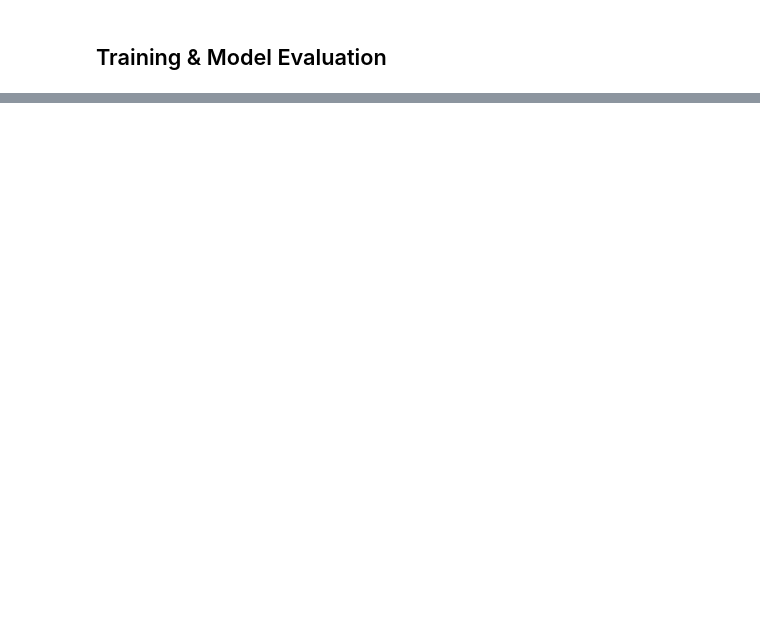
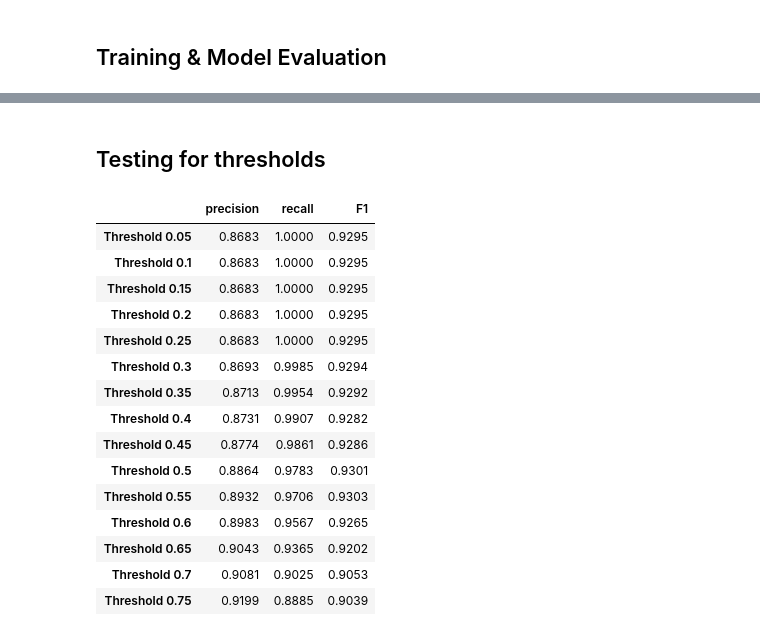
Before and after one commit to cgp9900/Fire_Prediction, a Jupyter notebook: Fire_Prediction.ipynb, the cells around one changed output, grey strips where cells are left out. Cells and saved outputs as stored; diff of their text form; code cells hidden in the pictures; blank space fills up the shorter version.

```diff
--- a/Fire_Prediction.ipynb
+++ b/Fire_Prediction.ipynb
@@ -488,0 +525,37 @@ len(daily_dataframe_agg["date"].unique())
+# %% [markdown]
+## Testing for thresholds
+# %%
+from sklearn.metrics import precision_score
+from sklearn.metrics import recall_score
+from sklearn.metrics import f1_score
+
+threshold_df = pd.DataFrame()
+thresholds = [i/20 for i in range(1, 16)]
+
+for k in thresholds:
+    y_pred_threshold = (model.predict_proba(X_test)[:, 1] >= k).astype(int)
+
+    precision = round(precision_score(y_test, y_pred_threshold, average = 'binary'), 4)
+    recall = round(recall_score(y_test, y_pred_threshold, average = 'binary'), 4)
+    F1 = round((f1_score(y_test, y_pred_threshold, average = 'binary')), 4)
+    row_name = 'Threshold ' + str(k)
+    threshold_df[row_name] = [precision, recall, F1]
+
+threshold_df.transpose().rename(columns = {0: 'precision', 1: 'recall', 2: 'F1'})
+# %% [output]
+|  | precision | recall | F1 |
+| Threshold 0.05 | 0.8683 | 1.0000 | 0.9295 |
+| Threshold 0.1 | 0.8683 | 1.0000 | 0.9295 |
+| Threshold 0.15 | 0.8683 | 1.0000 | 0.9295 |
+| Threshold 0.2 | 0.8683 | 1.0000 | 0.9295 |
+| Threshold 0.25 | 0.8683 | 1.0000 | 0.9295 |
+| Threshold 0.3 | 0.8693 | 0.9985 | 0.9294 |
+| Threshold 0.35 | 0.8713 | 0.9954 | 0.9292 |
+| Threshold 0.4 | 0.8731 | 0.9907 | 0.9282 |
+| Threshold 0.45 | 0.8774 | 0.9861 | 0.9286 |
+| Threshold 0.5 | 0.8864 | 0.9783 | 0.9301 |
+| Threshold 0.55 | 0.8932 | 0.9706 | 0.9303 |
+| Threshold 0.6 | 0.8983 | 0.9567 | 0.9265 |
+| Threshold 0.65 | 0.9043 | 0.9365 | 0.9202 |
+| Threshold 0.7 | 0.9081 | 0.9025 | 0.9053 |
+| Threshold 0.75 | 0.9199 | 0.8885 | 0.9039 |
```
Also changed, not shown: parts of 6 cells of this notebook.
